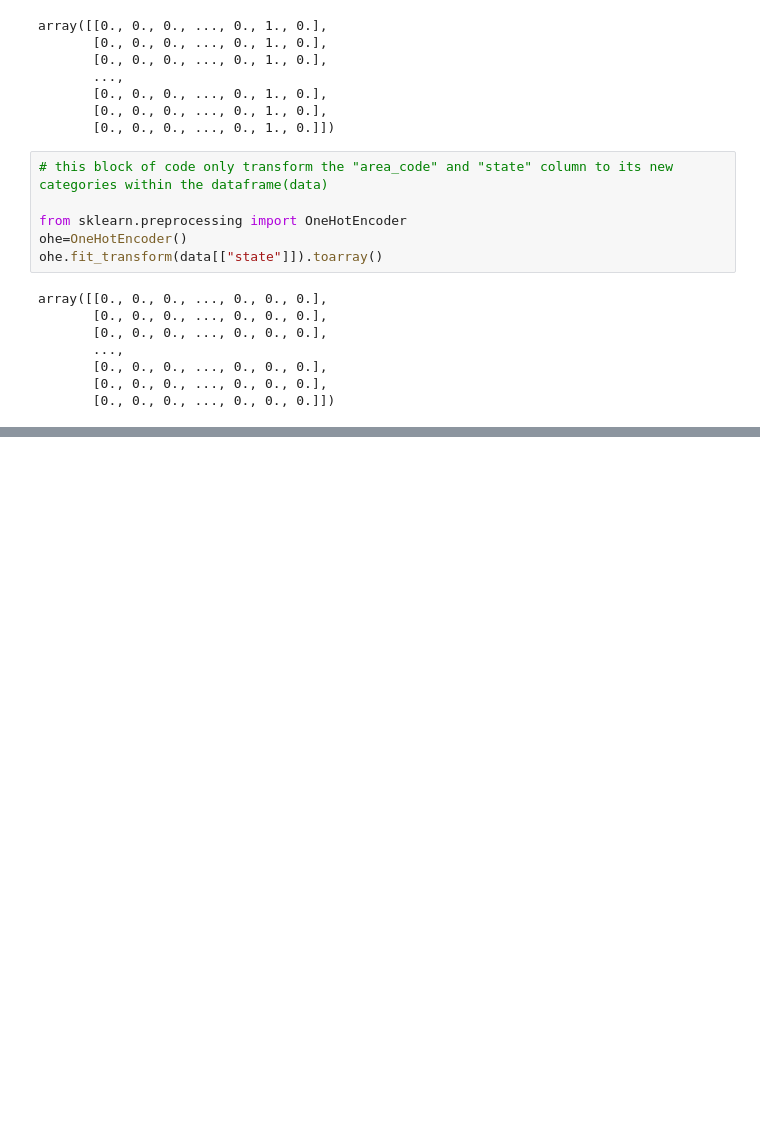
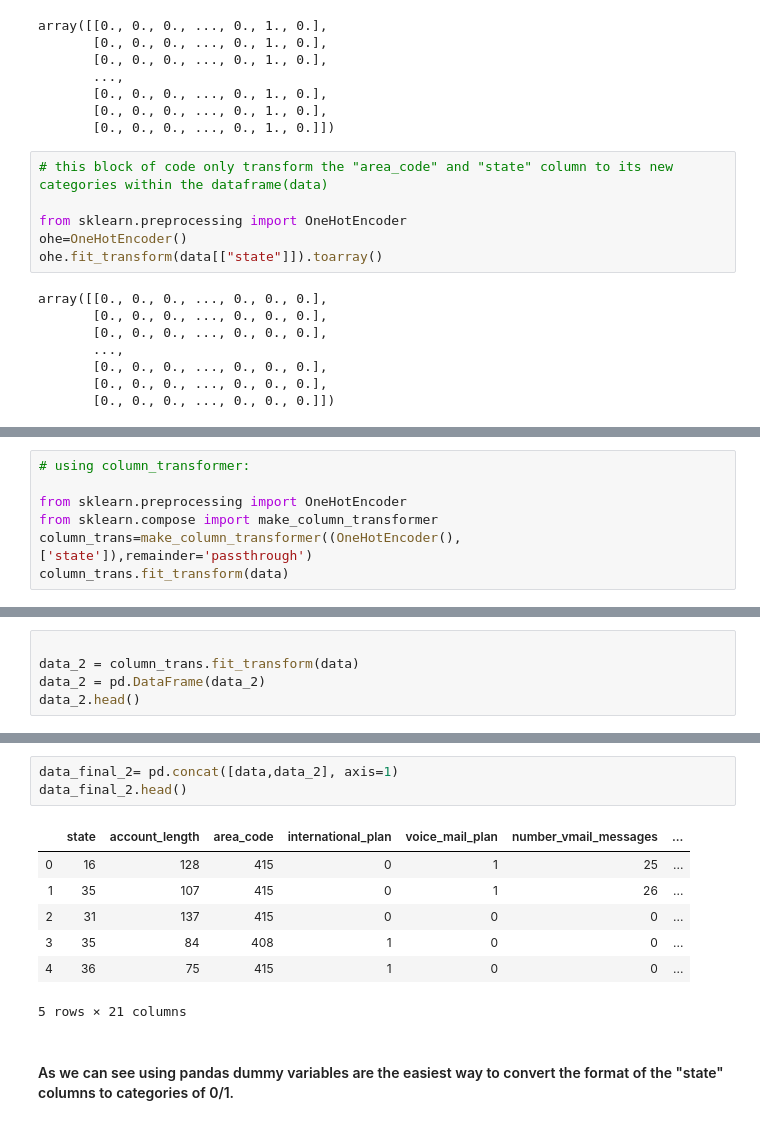
Before and after one commit to FarnazG/CodeReviews, a Jupyter notebook: dataTypeConversion.ipynb, the cells around one changed output, grey strips where cells are left out. Saved outputs shown, nothing was run; the diff lists cells and outputs as text; blank space fills up the shorter version.

```diff
--- a/dataTypeConversion.ipynb
+++ b/dataTypeConversion.ipynb
@@ -256,0 +284,7 @@ array([[0., 0., 0., ..., 0., 0., 0.],
+# %%
+# using column_transformer:
+
+from sklearn.preprocessing import OneHotEncoder
+from sklearn.compose import make_column_transformer
+column_trans=make_column_transformer((OneHotEncoder(),['state']),remainder='passthrough')
+column_trans.fit_transform(data)
@@ -256,0 +296,5 @@ array([[0., 0., 0., ..., 0., 0., 0.],
+# %%
+
+data_2 = column_trans.fit_transform(data)
+data_2 = pd.DataFrame(data_2)
+data_2.head()
@@ -256,0 +308,13 @@ array([[0., 0., 0., ..., 0., 0., 0.],
+# %%
+data_final_2= pd.concat([data,data_2], axis=1)
+data_final_2.head()
+# %% [output]
+|  | state | account_length | area_code | international_plan | voice_mail_plan | number_vmail_messages | ... |
+| 0 | 16 | 128 | 415 | 0 | 1 | 25 | ... |
+| 1 | 35 | 107 | 415 | 0 | 1 | 26 | ... |
+| 2 | 31 | 137 | 415 | 0 | 0 | 0 | ... |
+| 3 | 35 | 84 | 408 | 1 | 0 | 0 | ... |
+| 4 | 36 | 75 | 415 | 1 | 0 | 0 | ... |
+5 rows × 21 columns
+# %% [markdown]
+#### As we can see using pandas dummy variables are the easiest way to convert the format of the "state" columns to categories of 0/1.
```
Also changed, not shown: parts of 6 cells of this notebook.
